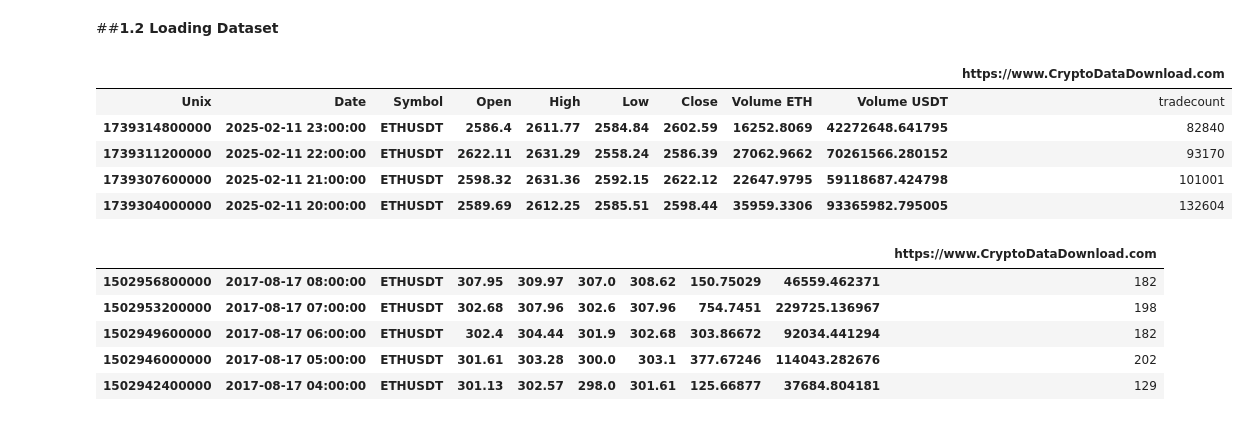
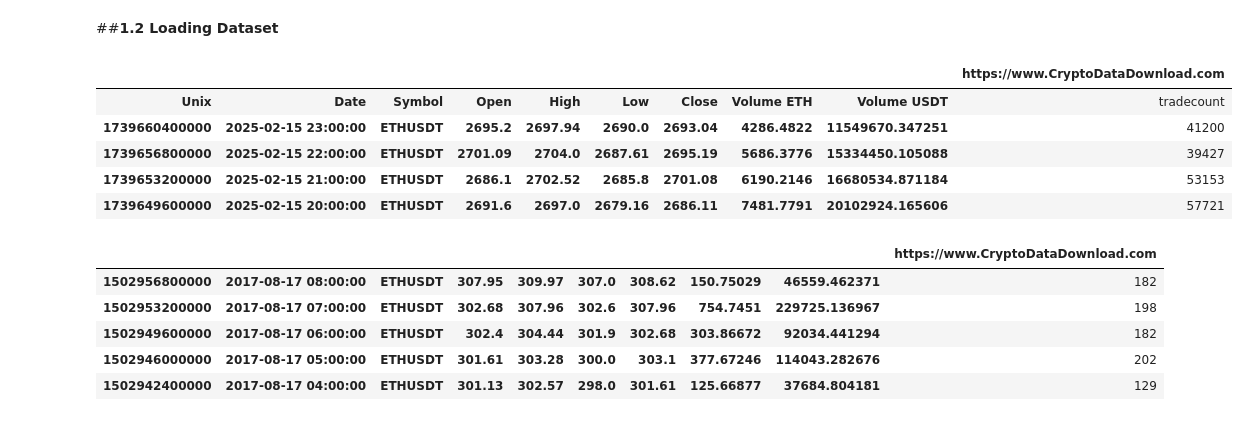
Before and after one commit to NeedlerOP/Binance-Hrly, a Jupyter notebook: Notebooks/ETH_USD_Price_Forcasting.ipynb, the cells around one changed output. Saved outputs shown, nothing was run; the diff lists cells and outputs as text; code cells hidden in the pictures.

```diff
--- a/Notebooks/ETH_USD_Price_Forcasting.ipynb
+++ b/Notebooks/ETH_USD_Price_Forcasting.ipynb
@@ -45,19 +45,40 @@ from tensorflow.keras.activations import relu
 plt.style.use('classic')
 # %% [markdown]
 ##**1.2 Loading Dataset**
-# %%
-# Load dataset from github
-url = 'https://raw.githubusercontent.com/NeedlerOP/Binance-Hrly/refs/heads/main/Binance_ETHUSDT_1hx.csv'
-df = pd.read_csv(url)
-# Last five rows
-df.head()
-# %% [output]
-|  |  |  |  |  |  |  |  |  | https://www.CryptoDataDownload.com |
-| Unix | Date | Symbol | Open | High | Low | Close | Volume ETH | Volume USDT | tradecount |
-| 1739314800000 | 2025-02-11 23:00:00 | ETHUSDT | 2586.4 | 2611.77 | 2584.84 | 2602.59 | 16252.8069 | 42272648.641795 | 82840 |
-| 1739311200000 | 2025-02-11 22:00:00 | ETHUSDT | 2622.11 | 2631.29 | 2558.24 | 2586.39 | 27062.9662 | 70261566.280152 | 93170 |
-| 1739307600000 | 2025-02-11 21:00:00 | ETHUSDT | 2598.32 | 2631.36 | 2592.15 | 2622.12 | 22647.9795 | 59118687.424798 | 101001 |
-| 1739304000000 | 2025-02-11 20:00:00 | ETHUSDT | 2589.69 | 2612.25 | 2585.51 | 2598.44 | 35959.3306 | 93365982.795005 | 132604 |
+# %%
+# Load dataset from github
+url = 'https://raw.githubusercontent.com/NeedlerOP/Binance-Hrly/refs/heads/main/Binance_ETHUSDT_1h.csv'
+df = pd.read_csv(url)
+# Last five rows
+
+
+
+# Method 1: Using pd.Series directly
+data = [1771200000000, 2695.2, 2697.94, 2690.0, 2693.04,4286.4822,11549670.347251,41200 ]  # Your desired values
+index = ['Unix', 'Open', 'High', 'Low', 'Close', 'Volume ETH','Volume USDT','trade count']  # Optional index labels
+new_row_data = pd.Series(data, index=index, name='MyArray')  # Create the Series
+
+
+new_row_data_transpose = new_row_data.transpose()
+
+new_row_data_transpose
+
+#new_index = df.index[-1]
+
+#new_row = pd.DataFrame([new_row_data], new_index)
+
+#print(new_row)
+
+#df = eth = pd.concat([df, new_row])
+
+df.head()
+# %% [output]
+|  |  |  |  |  |  |  |  |  | https://www.CryptoDataDownload.com |
+| Unix | Date | Symbol | Open | High | Low | Close | Volume ETH | Volume USDT | tradecount |
+| 1739660400000 | 2025-02-15 23:00:00 | ETHUSDT | 2695.2 | 2697.94 | 2690.0 | 2693.04 | 4286.4822 | 11549670.347251 | 41200 |
+| 1739656800000 | 2025-02-15 22:00:00 | ETHUSDT | 2701.09 | 2704.0 | 2687.61 | 2695.19 | 5686.3776 | 15334450.105088 | 39427 |
+| 1739653200000 | 2025-02-15 21:00:00 | ETHUSDT | 2686.1 | 2702.52 | 2685.8 | 2701.08 | 6190.2146 | 16680534.871184 | 53153 |
+| 1739649600000 | 2025-02-15 20:00:00 | ETHUSDT | 2691.6 | 2697.0 | 2679.16 | 2686.11 | 7481.7791 | 20102924.165606 | 57721 |
 # %%
 df.tail()
 # %% [output]
```
Also changed, not shown: parts of 15 cells of this notebook.
